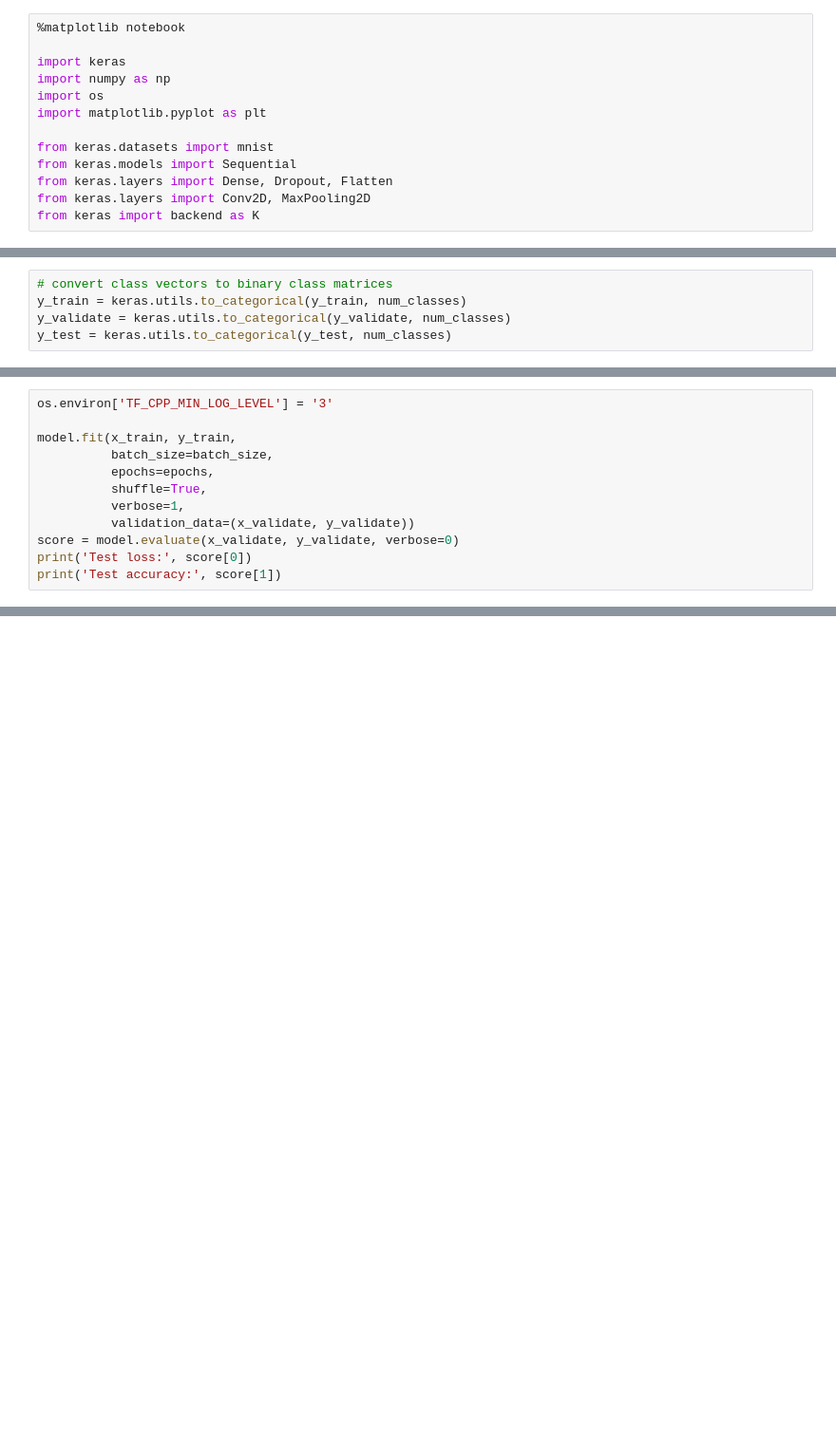
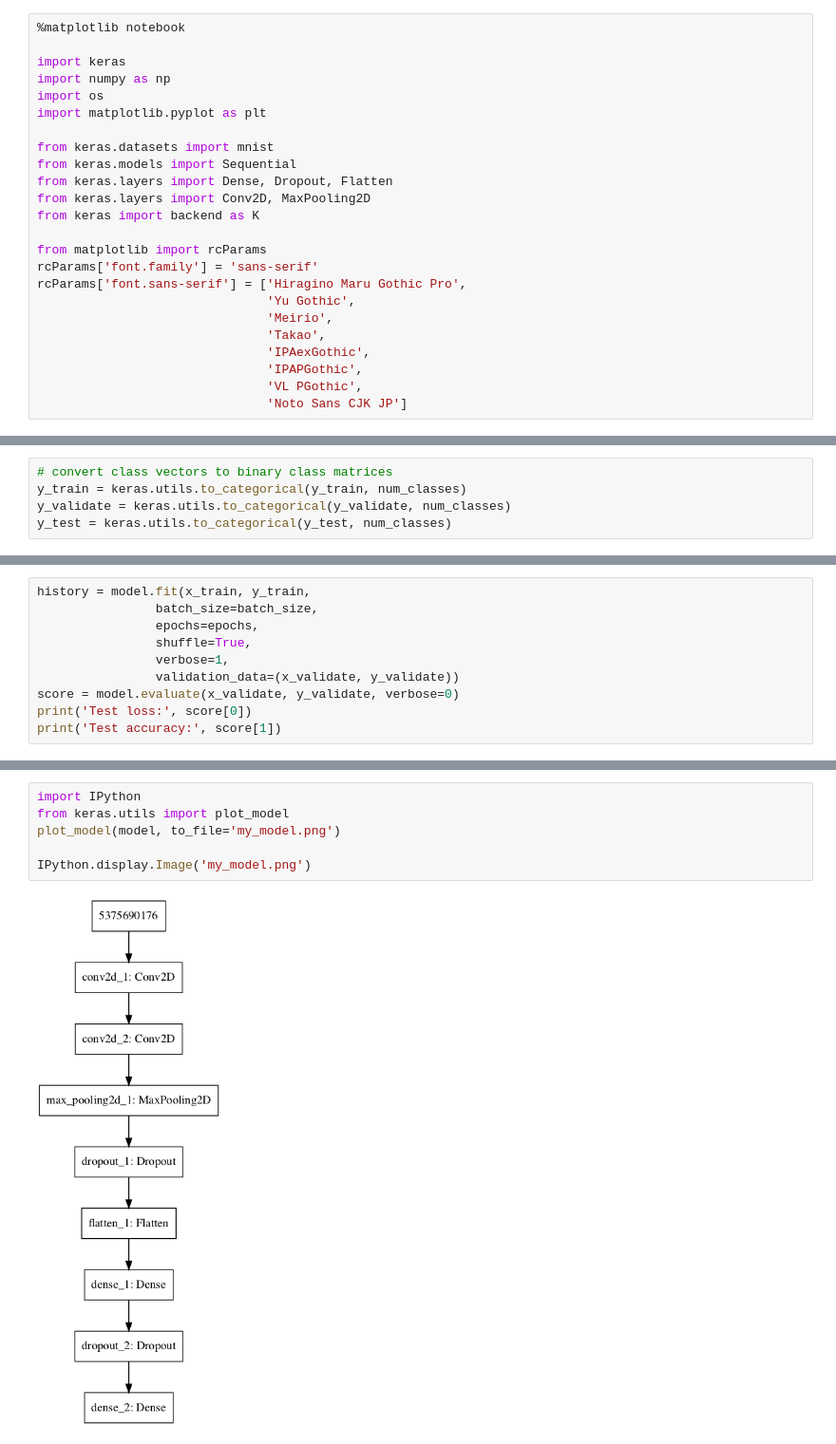
Before and after one commit to buruzaemon/nextgen, a Jupyter notebook: 00_keras_cnn_mnist.ipynb, the cells around one changed output, grey strips where cells are left out. Shown at 95% size. Drawn from its saved outputs; the diff is of its cells as text; blank space fills up the shorter version.

```diff
--- a/00_keras_cnn_mnist.ipynb
+++ b/00_keras_cnn_mnist.ipynb
@@ -11,3 +31,14 @@ from keras.models import Sequential
 from keras.layers import Dense, Dropout, Flatten
 from keras.layers import Conv2D, MaxPooling2D
 from keras import backend as K
+
+from matplotlib import rcParams
+rcParams['font.family'] = 'sans-serif'
+rcParams['font.sans-serif'] = ['Hiragino Maru Gothic Pro',
+                               'Yu Gothic',
+                               'Meirio',
+                               'Takao',
+                               'IPAexGothic',
+                               'IPAPGothic',
+                               'VL PGothic',
+                               'Noto Sans CJK JP']
@@ -96,12 +181,10 @@ model.compile(loss=keras.losses.categorical_crossentropy,
 # %%
-os.environ['TF_CPP_MIN_LOG_LEVEL'] = '3'
-
-model.fit(x_train, y_train,
-          batch_size=batch_size,
-          epochs=epochs,
-          shuffle=True,
-          verbose=1,
-          validation_data=(x_validate, y_validate))
+history = model.fit(x_train, y_train,
+                batch_size=batch_size,
+                epochs=epochs,
+                shuffle=True,
+                verbose=1,
+                validation_data=(x_validate, y_validate))
 score = model.evaluate(x_validate, y_validate, verbose=0)
 print('Test loss:', score[0])
 print('Test accuracy:', score[1])
@@ -107,0 +214,8 @@ print('Test accuracy:', score[1])
+# %%
+import IPython
+from keras.utils import plot_model
+plot_model(model, to_file='my_model.png')
+
+IPython.display.Image('my_model.png')
+# %% [output]
+[figure, added]
```
Also changed, not shown: parts of 23 cells of this notebook.
